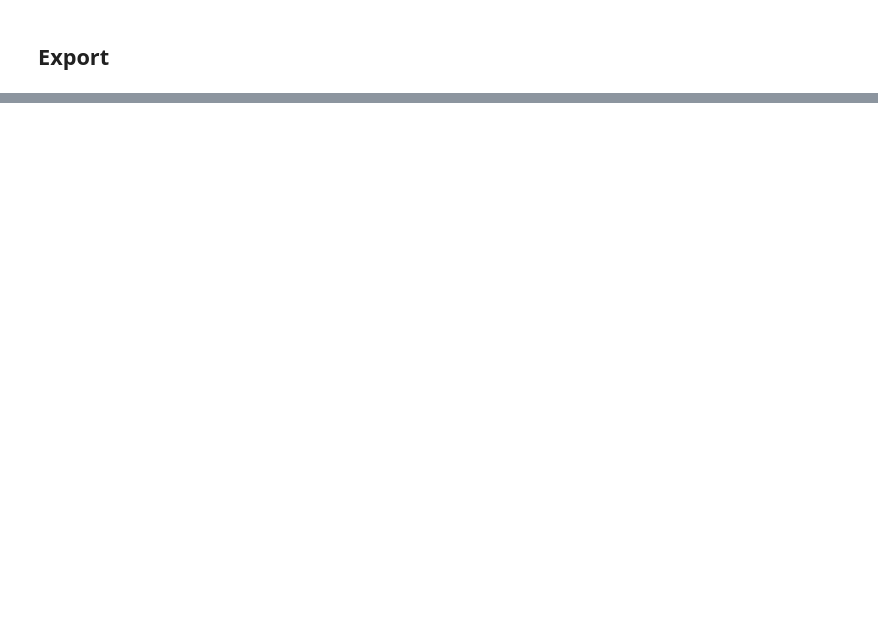
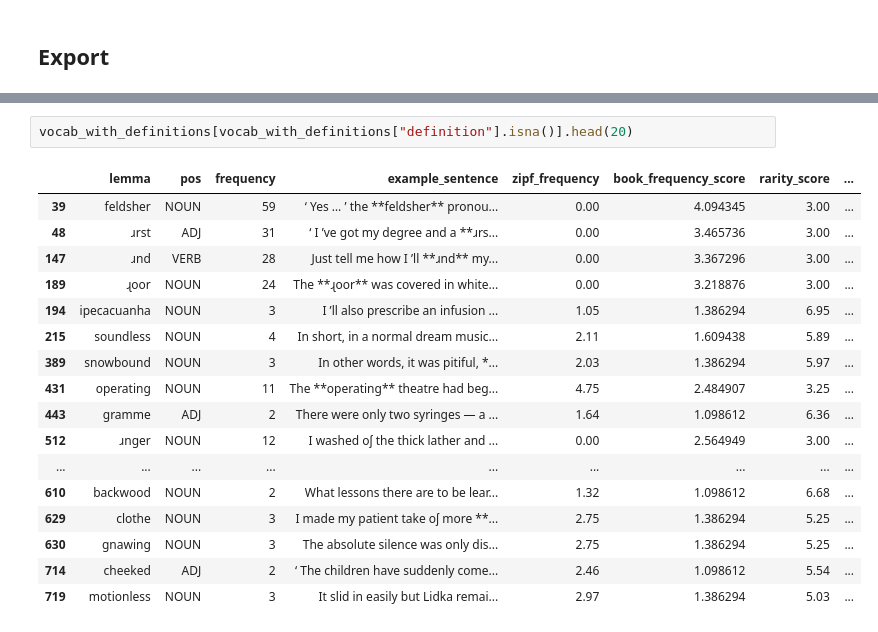
Before and after one commit to nrzdhmz/book-vocabulary-extractor, a Jupyter notebook: notebooks/01_pdf_extraction.ipynb, the cells around one changed output, grey strips where cells are left out. Cells and saved outputs as stored; diff of their text form; blank space fills up the shorter version.

```diff
--- a/notebooks/01_pdf_extraction.ipynb
+++ b/notebooks/01_pdf_extraction.ipynb
@@ -334,0 +391,20 @@ study_df.head(20)
+# %%
+vocab_with_definitions[vocab_with_definitions["definition"].isna()].head(20)
+# %% [output]
+|  | lemma | pos | frequency | example_sentence | zipf_frequency | book_frequency_score | rarity_score | ... |
+| 39 | feldsher | NOUN | 59 | ‘ Yes … ’ the **feldsher** pronou... | 0.00 | 4.094345 | 3.00 | ... |
+| 48 | ɹrst | ADJ | 31 | ‘ I ’ve got my degree and a **ɹrs... | 0.00 | 3.465736 | 3.00 | ... |
+| 147 | ɹnd | VERB | 28 | Just tell me how I ’ll **ɹnd** my... | 0.00 | 3.367296 | 3.00 | ... |
+| 189 | ɻoor | NOUN | 24 | The **ɻoor** was covered in white... | 0.00 | 3.218876 | 3.00 | ... |
+| 194 | ipecacuanha | NOUN | 3 | I ’ll also prescribe an infusion ... | 1.05 | 1.386294 | 6.95 | ... |
+| 215 | soundless | NOUN | 4 | In short, in a normal dream music... | 2.11 | 1.609438 | 5.89 | ... |
+| 389 | snowbound | NOUN | 3 | In other words, it was pitiful, *... | 2.03 | 1.386294 | 5.97 | ... |
+| 431 | operating | NOUN | 11 | The **operating** theatre had beg... | 4.75 | 2.484907 | 3.25 | ... |
+| 443 | gramme | ADJ | 2 | There were only two syringes — a ... | 1.64 | 1.098612 | 6.36 | ... |
+| 512 | ɹnger | NOUN | 12 | I washed oʃ the thick lather and ... | 0.00 | 2.564949 | 3.00 | ... |
+| ... | ... | ... | ... | ... | ... | ... | ... | ... |
+| 610 | backwood | NOUN | 2 | What lessons there are to be lear... | 1.32 | 1.098612 | 6.68 | ... |
+| 629 | clothe | NOUN | 3 | I made my patient take oʃ more **... | 2.75 | 1.386294 | 5.25 | ... |
+| 630 | gnawing | NOUN | 3 | The absolute silence was only dis... | 2.75 | 1.386294 | 5.25 | ... |
+| 714 | cheeked | ADJ | 2 | ‘ The children have suddenly come... | 2.46 | 1.098612 | 5.54 | ... |
+| 719 | motionless | NOUN | 3 | It slid in easily but Lidka remai... | 2.97 | 1.386294 | 5.03 | ... |
```
Also changed, not shown: parts of 10 cells of this notebook, 2 other files.
